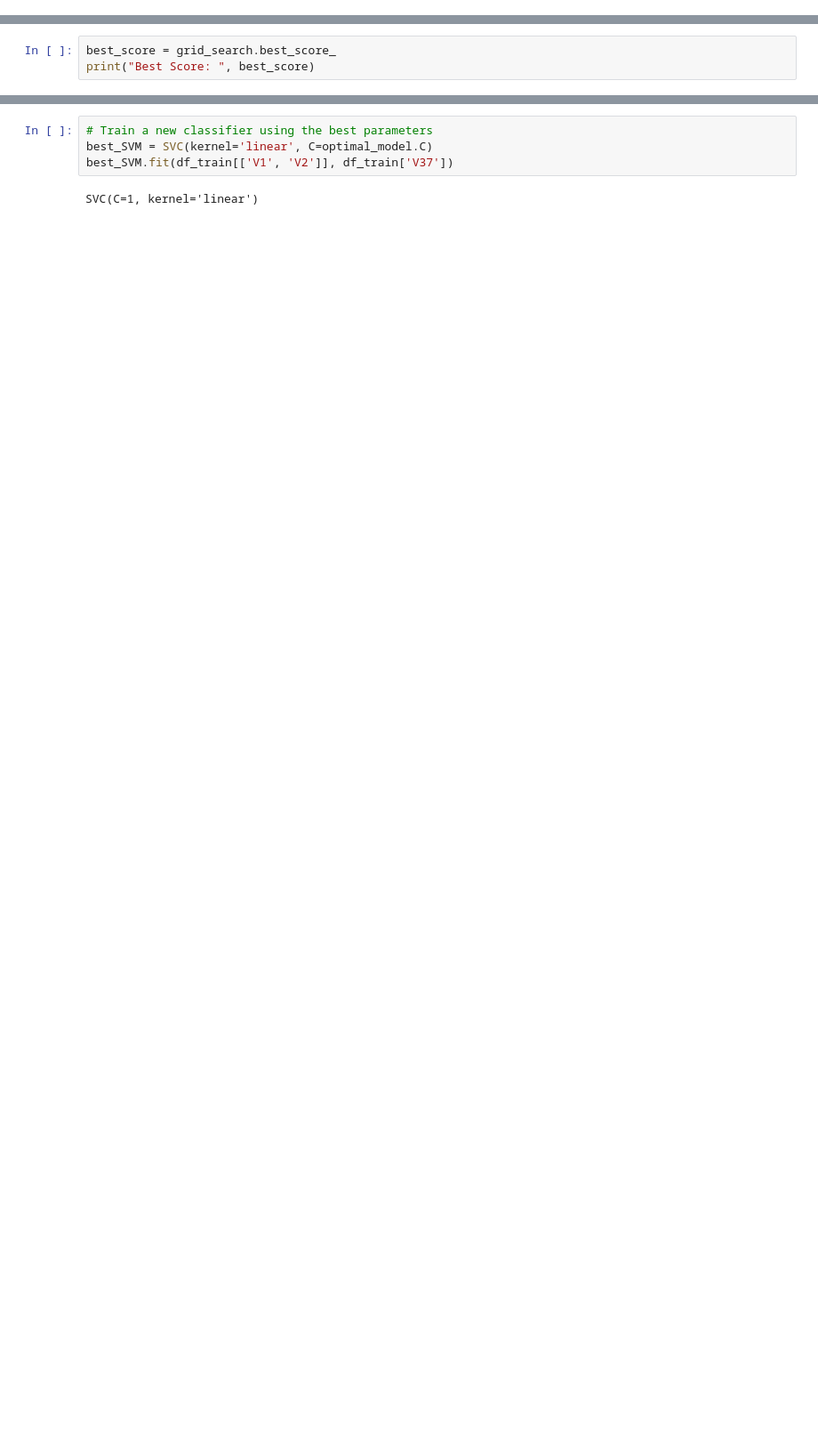
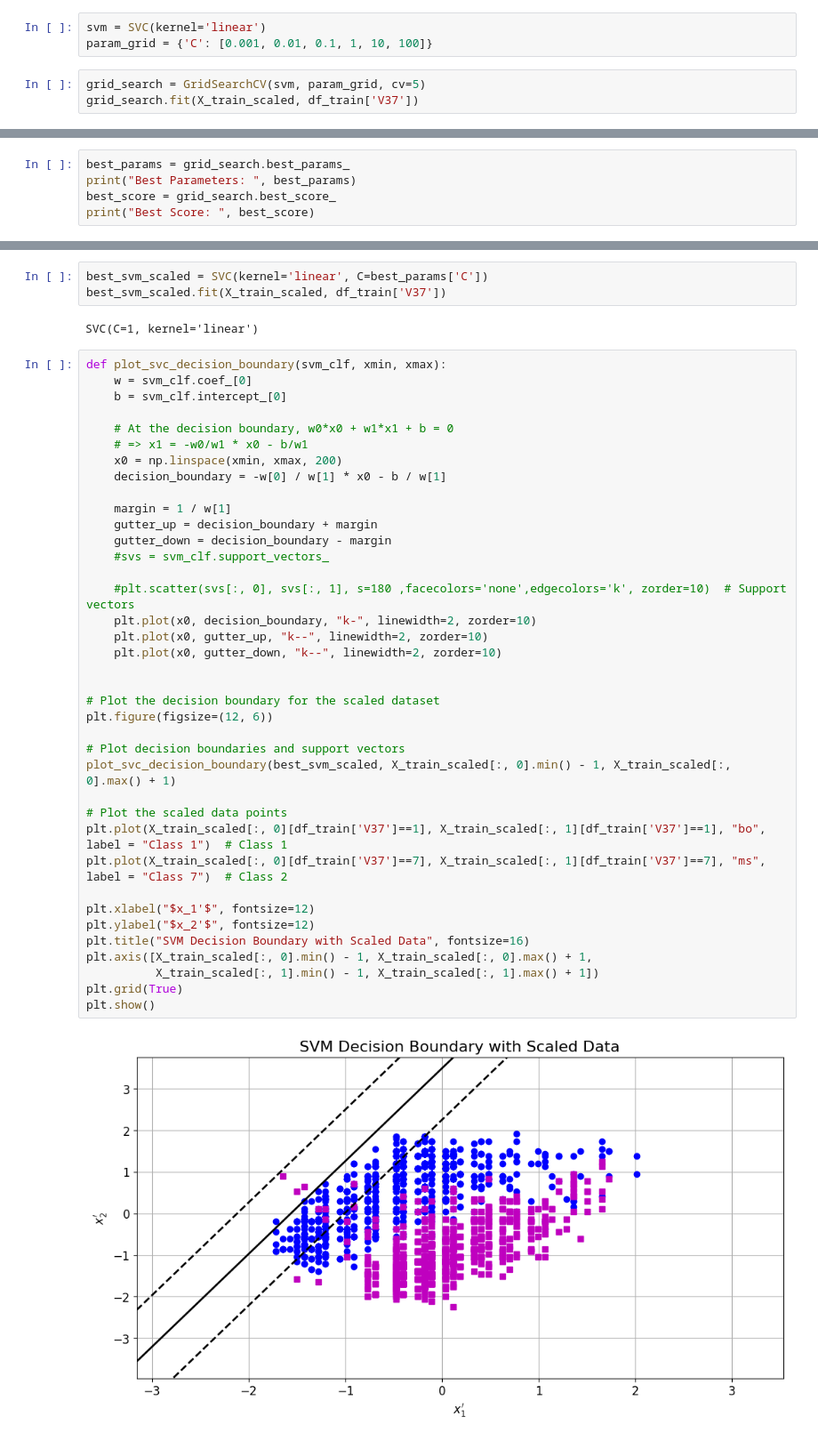
Before and after one commit to airidas23/SVM, a Jupyter notebook: SMV_Project.ipynb, the cells around one changed output, grey strips where cells are left out. Shown at 89% size. Drawn from its saved outputs; the diff is of its cells as text; blank space fills up the shorter version.

```diff
--- a/SMV_Project.ipynb
+++ b/SMV_Project.ipynb
@@ -196,0 +146,6 @@ Optimal Model:  SVC(C=1, kernel='linear')
+# %%
+svm = SVC(kernel='linear')
+param_grid = {'C': [0.001, 0.01, 0.1, 1, 10, 100]}
+# %%
+grid_search = GridSearchCV(svm, param_grid, cv=5)
+grid_search.fit(X_train_scaled, df_train['V37'])
@@ -197,4 +155,6 @@ Optimal Model:  SVC(C=1, kernel='linear')
 # %%
+best_params = grid_search.best_params_
+print("Best Parameters: ", best_params)
 best_score = grid_search.best_score_
 print("Best Score: ", best_score)
 # %% [output]
@@ -202,6 +163,45 @@ Best Score:  0.7657271702367531
 # %%
-# Train a new classifier using the best parameters
-best_SVM = SVC(kernel='linear', C=optimal_model.C)
-best_SVM.fit(df_train[['V1', 'V2']], df_train['V37'])
+best_svm_scaled = SVC(kernel='linear', C=best_params['C'])
+best_svm_scaled.fit(X_train_scaled, df_train['V37'])
 # %% [output]
 SVC(C=1, kernel='linear')
+# %%
+def plot_svc_decision_boundary(svm_clf, xmin, xmax):
+    w = svm_clf.coef_[0]
+    b = svm_clf.intercept_[0]
+
+    # At the decision boundary, w0*x0 + w1*x1 + b = 0
+    # => x1 = -w0/w1 * x0 - b/w1
+    x0 = np.linspace(xmin, xmax, 200)
+    decision_boundary = -w[0] / w[1] * x0 - b / w[1]
+
+    margin = 1 / w[1]
+    gutter_up = decision_boundary + margin
+    gutter_down = decision_boundary - margin
+    #svs = svm_clf.support_vectors_
+
+    #plt.scatter(svs[:, 0], svs[:, 1], s=180 ,facecolors='none',edgecolors='k', zorder=10)  # Support vectors
+    plt.plot(x0, decision_boundary, "k-", linewidth=2, zorder=10)
+    plt.plot(x0, gutter_up, "k--", linewidth=2, zorder=10)
+    plt.plot(x0, gutter_down, "k--", linewidth=2, zorder=10)
+
+
+# Plot the decision boundary for the scaled dataset
+plt.figure(figsize=(12, 6))
+
+# Plot decision boundaries and support vectors
+plot_svc_decision_boundary(best_svm_scaled, X_train_scaled[:, 0].min() - 1, X_train_scaled[:, 0].max() + 1)
+
+# Plot the scaled data points
+plt.plot(X_train_scaled[:, 0][df_train['V37']==1], X_train_scaled[:, 1][df_train['V37']==1], "bo", label = "Class 1")  # Class 1
+plt.plot(X_train_scaled[:, 0][df_train['V37']==7], X_train_scaled[:, 1][df_train['V37']==7], "ms", label = "Class 7")  # Class 2
+
+plt.xlabel("$x_1'$", fontsize=12)
+plt.ylabel("$x_2'$", fontsize=12)
+plt.title("SVM Decision Boundary with Scaled Data", fontsize=16)
+plt.axis([X_train_scaled[:, 0].min() - 1, X_train_scaled[:, 0].max() + 1,
+          X_train_scaled[:, 1].min() - 1, X_train_scaled[:, 1].max() + 1])
+plt.grid(True)
+plt.show()
+# %% [output]
+[figure, added]
```
Also changed, not shown: parts of 21 cells of this notebook.
